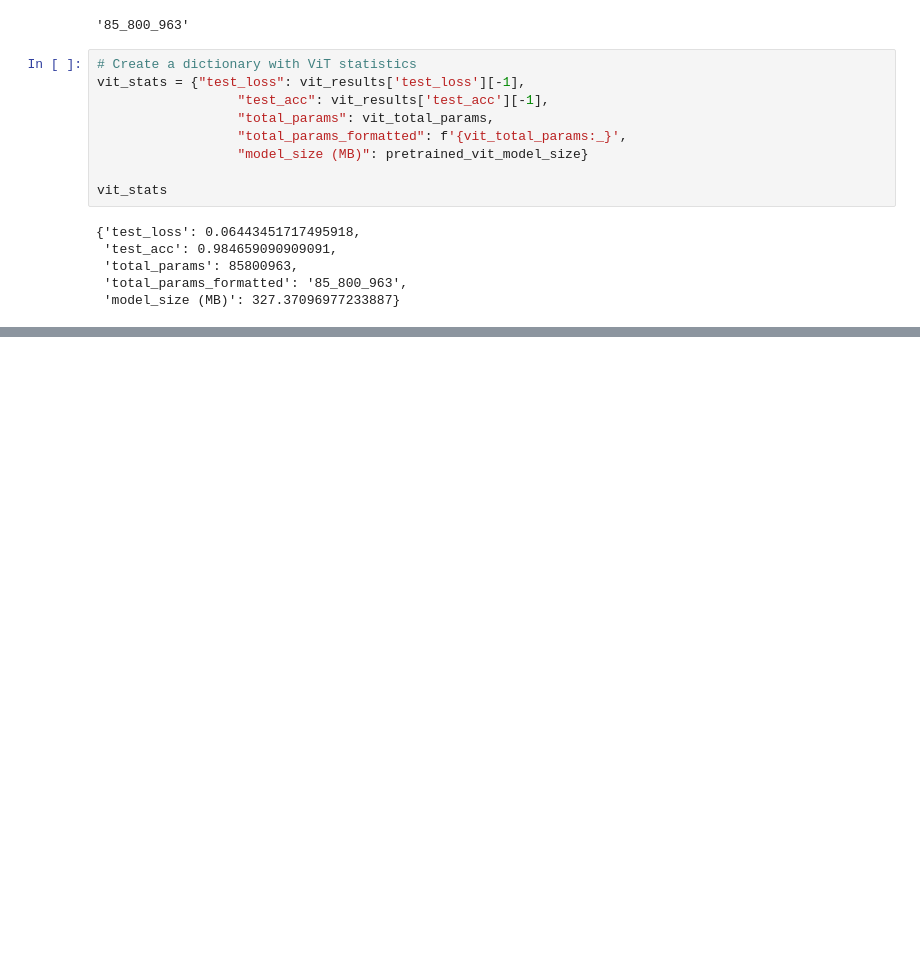
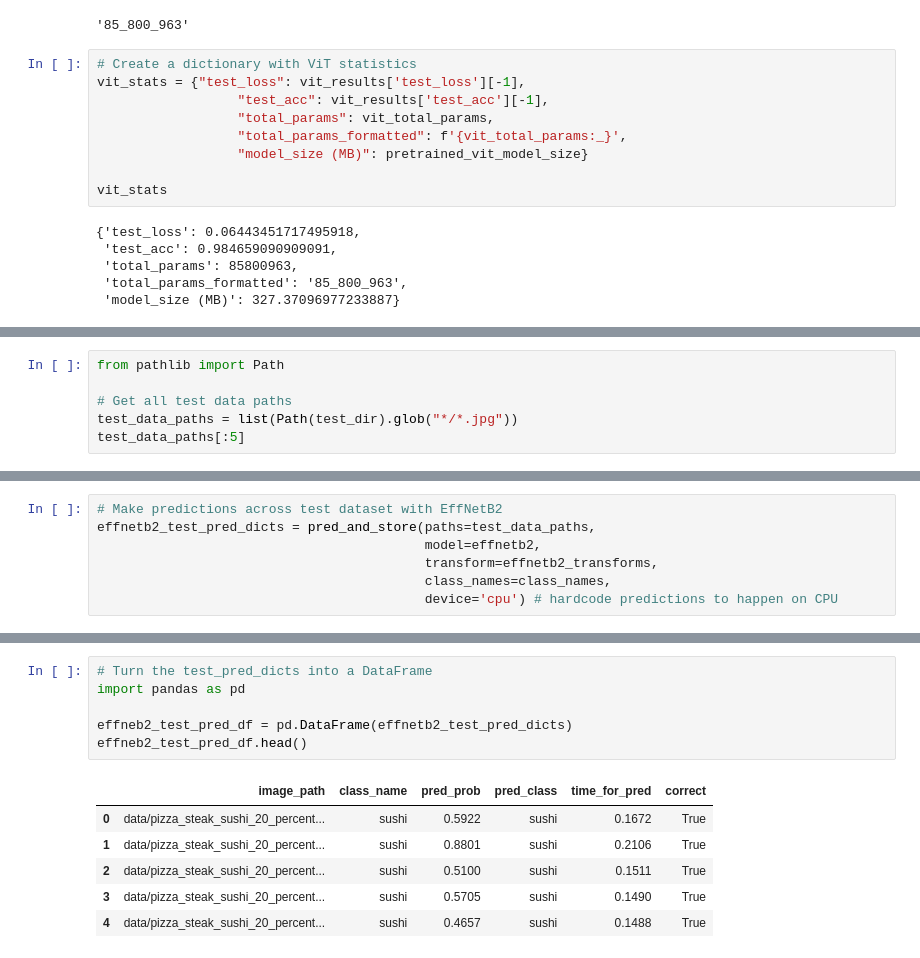
Before and after one commit to AishaEvering/PyTorch_Exercises, a Jupyter notebook: 09_pytorch_model_deploy.ipynb, the cells around one changed output, grey strips where cells are left out. Drawn from its saved outputs; the diff is of its cells as text; blank space fills up the shorter version.

```diff
--- a/09_pytorch_model_deploy.ipynb
+++ b/09_pytorch_model_deploy.ipynb
@@ -553,0 +571,6 @@ vit_stats
+# %%
+from pathlib import Path
+
+# Get all test data paths
+test_data_paths = list(Path(test_dir).glob("*/*.jpg"))
+test_data_paths[:5]
@@ -553,0 +684,7 @@ vit_stats
+# %%
+# Make predictions across test dataset with EffNetB2
+effnetb2_test_pred_dicts = pred_and_store(paths=test_data_paths,
+                                          model=effnetb2,
+                                          transform=effnetb2_transforms,
+                                          class_names=class_names,
+                                          device='cpu') # hardcode predictions to happen on CPU
@@ -553,0 +706,13 @@ vit_stats
+# %%
+# Turn the test_pred_dicts into a DataFrame
+import pandas as pd
+
+effneb2_test_pred_df = pd.DataFrame(effnetb2_test_pred_dicts)
+effneb2_test_pred_df.head()
+# %% [output]
+|  | image_path | class_name | pred_prob | pred_class | time_for_pred | correct |
+| 0 | data/pizza_steak_sushi_20_percent... | sushi | 0.5922 | sushi | 0.1672 | True |
+| 1 | data/pizza_steak_sushi_20_percent... | sushi | 0.8801 | sushi | 0.2106 | True |
+| 2 | data/pizza_steak_sushi_20_percent... | sushi | 0.5100 | sushi | 0.1511 | True |
+| 3 | data/pizza_steak_sushi_20_percent... | sushi | 0.5705 | sushi | 0.1490 | True |
+| 4 | data/pizza_steak_sushi_20_percent... | sushi | 0.4657 | sushi | 0.1488 | True |
```
Also changed, not shown: parts of 43 cells of this notebook.
